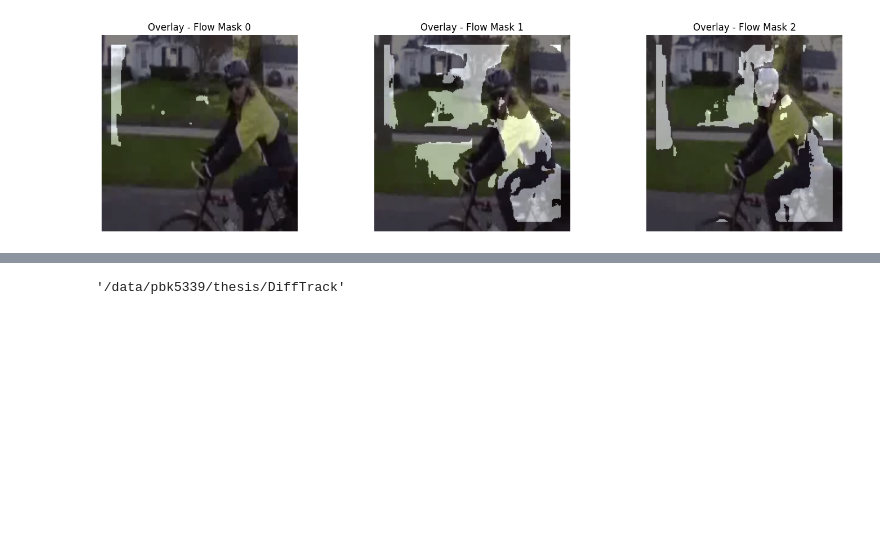
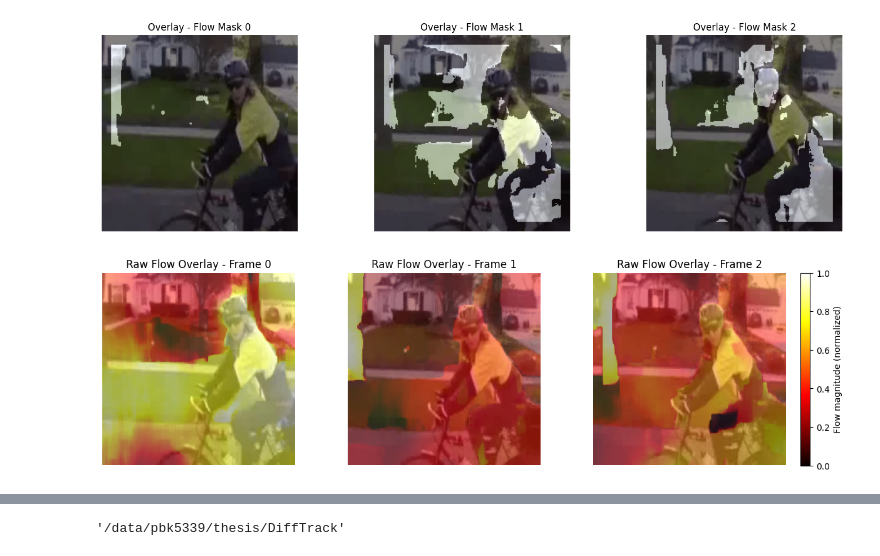
Before and after one commit to Pradyumnak777/experiments, a Jupyter notebook: DiffTrack/point_sampling/compare.ipynb, the cells around one changed output, grey strips where cells are left out. Drawn from its saved outputs; the diff is of its cells as text; code cells hidden in the pictures; blank space fills up the shorter version.

```diff
--- a/DiffTrack/point_sampling/compare.ipynb
+++ b/DiffTrack/point_sampling/compare.ipynb
@@ -103,3 +105,35 @@ Loaded flow: torch.Size([120, 2, 224, 224]) from ucfrep_intermediate_dataset/v_B
 Flow mask shape: torch.Size([1, 3, 1, 224, 224])
 Flow mask value range: [0.00, 1.00]
 [figure]
+# %%
+# Uses the same flow values already loaded in `flow`
+
+alpha = 0.5
+cmap = plt.get_cmap("hot")
+
+fig, axes = plt.subplots(1, 3, figsize=(15, 4))
+for i, frame_idx in enumerate(frame_chunk_indices):
+    img = frames[i].astype(np.float32) / 255.0
+    # flow is (T, 2, 224, 224)
+    flow_uv = flow[frame_idx]
+    flow_mag = torch.norm(flow_uv, dim=0).numpy()
+    flow_mag = (flow_mag - flow_mag.min()) / (flow_mag.max() - flow_mag.min() + 1e-8)
+    heat = cmap(flow_mag)[..., :3]
+
+    overlay = (1 - alpha) * img + alpha * heat
+    overlay = np.clip(overlay, 0, 1)
+
+    axes[i].imshow(overlay)
+    axes[i].set_title(f"Raw Flow Overlay - Frame {frame_idx}")
+    axes[i].axis("off")
+
+# Add colorbar for flow magnitude (normalized 0–1)
+import matplotlib as mpl
+sm = mpl.cm.ScalarMappable(cmap=cmap, norm=mpl.colors.Normalize(vmin=0, vmax=1))
+sm.set_array([])
+fig.colorbar(sm, ax=axes, fraction=0.025, pad=0.02, label="Flow magnitude (normalized)")
+
+# plt.tight_layout()
+plt.show()
+# %% [output]
+[figure, added]
```
Also changed, not shown: parts of 2 cells of this notebook.
